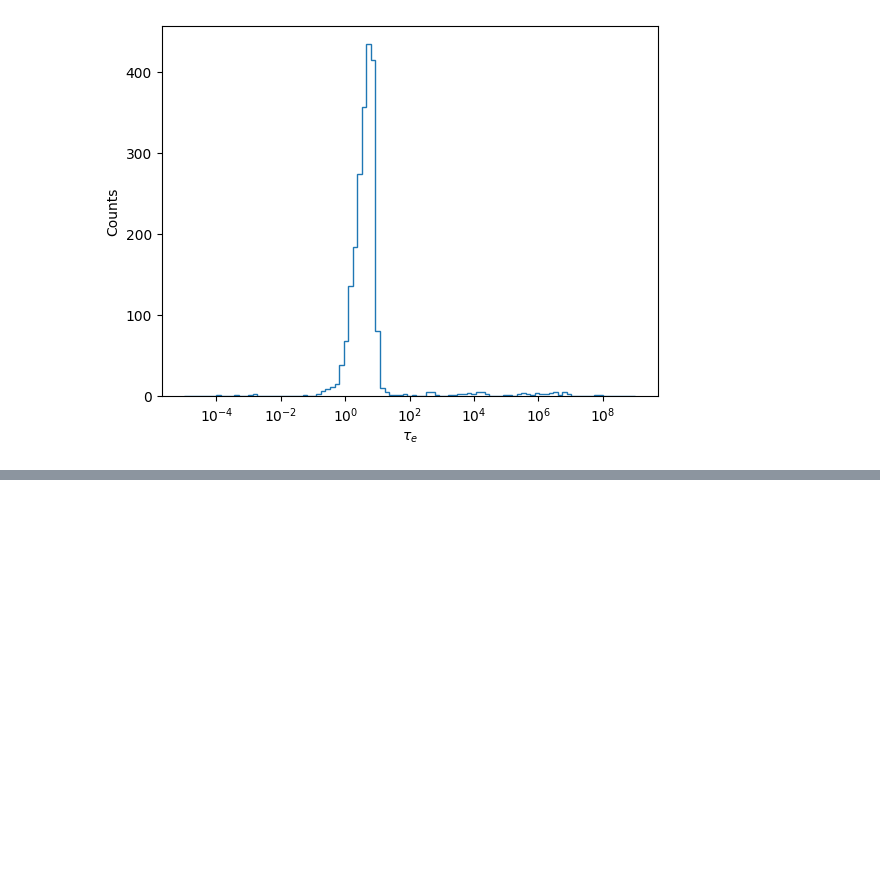
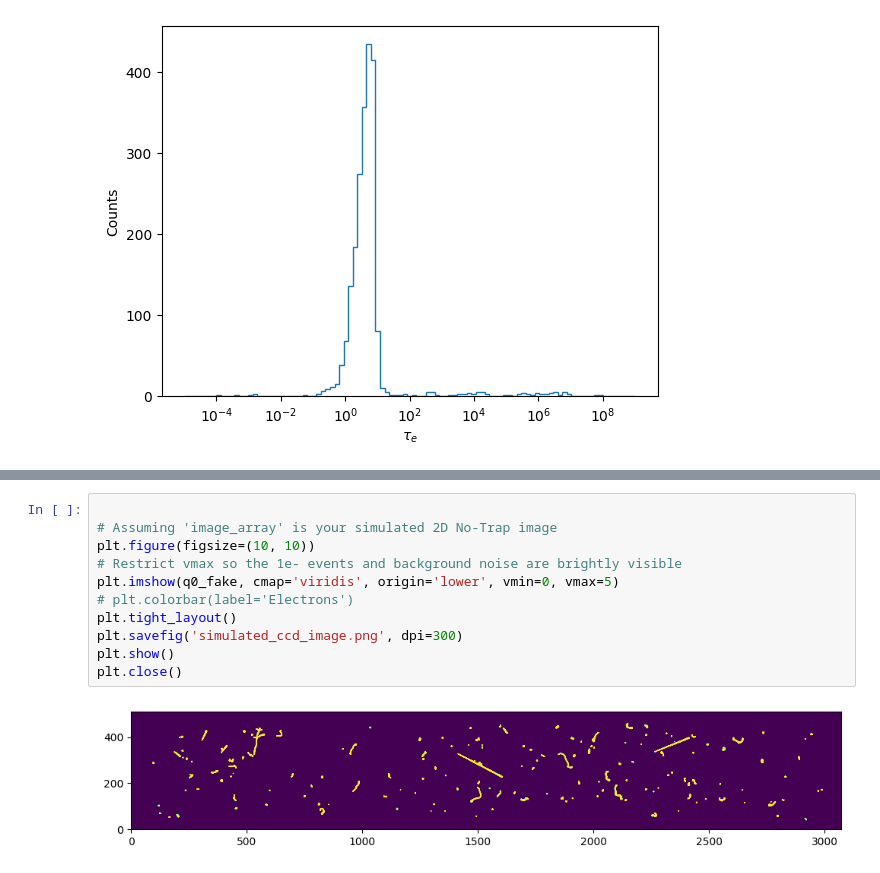
Before and after one commit to anshsdesai/sensei_charge_traps, a Jupyter notebook: charge_trap_simulation.ipynb, the cells around one changed output, grey strips where cells are left out. Cells and saved outputs as stored; diff of their text form; blank space fills up the shorter version.

```diff
--- a/charge_trap_simulation.ipynb
+++ b/charge_trap_simulation.ipynb
@@ -205,3 +204,16 @@ Exposure: 72000, Inserting approx 1024 clusters out of 1024
+# %%
+
+# Assuming 'image_array' is your simulated 2D No-Trap image
+plt.figure(figsize=(10, 10))
+# Restrict vmax so the 1e- events and background noise are brightly visible
+plt.imshow(q0_fake, cmap='viridis', origin='lower', vmin=0, vmax=5)
+# plt.colorbar(label='Electrons')
+plt.tight_layout()
+plt.savefig('simulated_ccd_image.png', dpi=300)
+plt.show()
+plt.close()
+# %% [output]
+[figure, added]
 # %%
 plt.imshow(q0_fake[:,:500])
 # %% [output]
```
Also changed, not shown: parts of 42 cells of this notebook, 7 other files.
